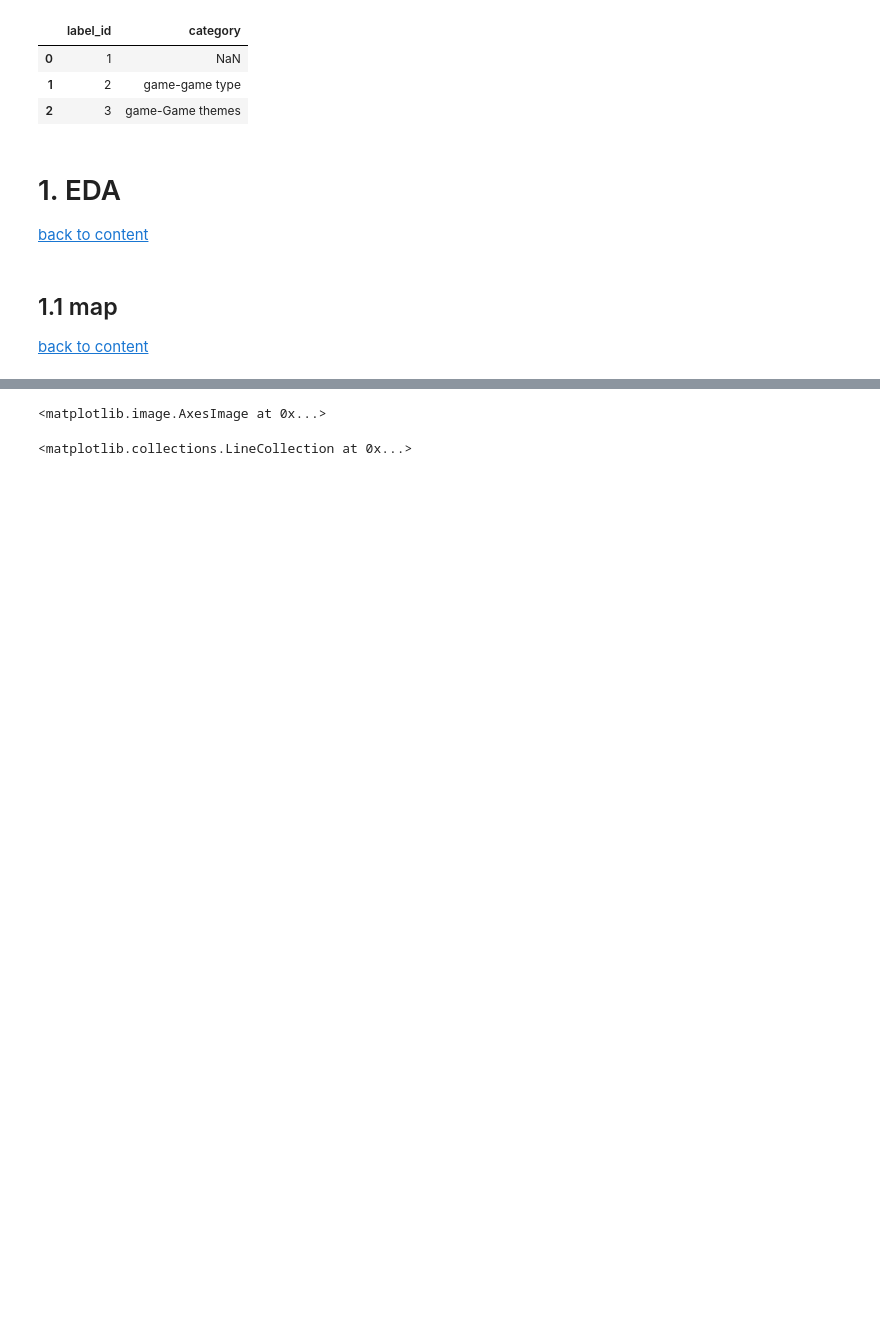
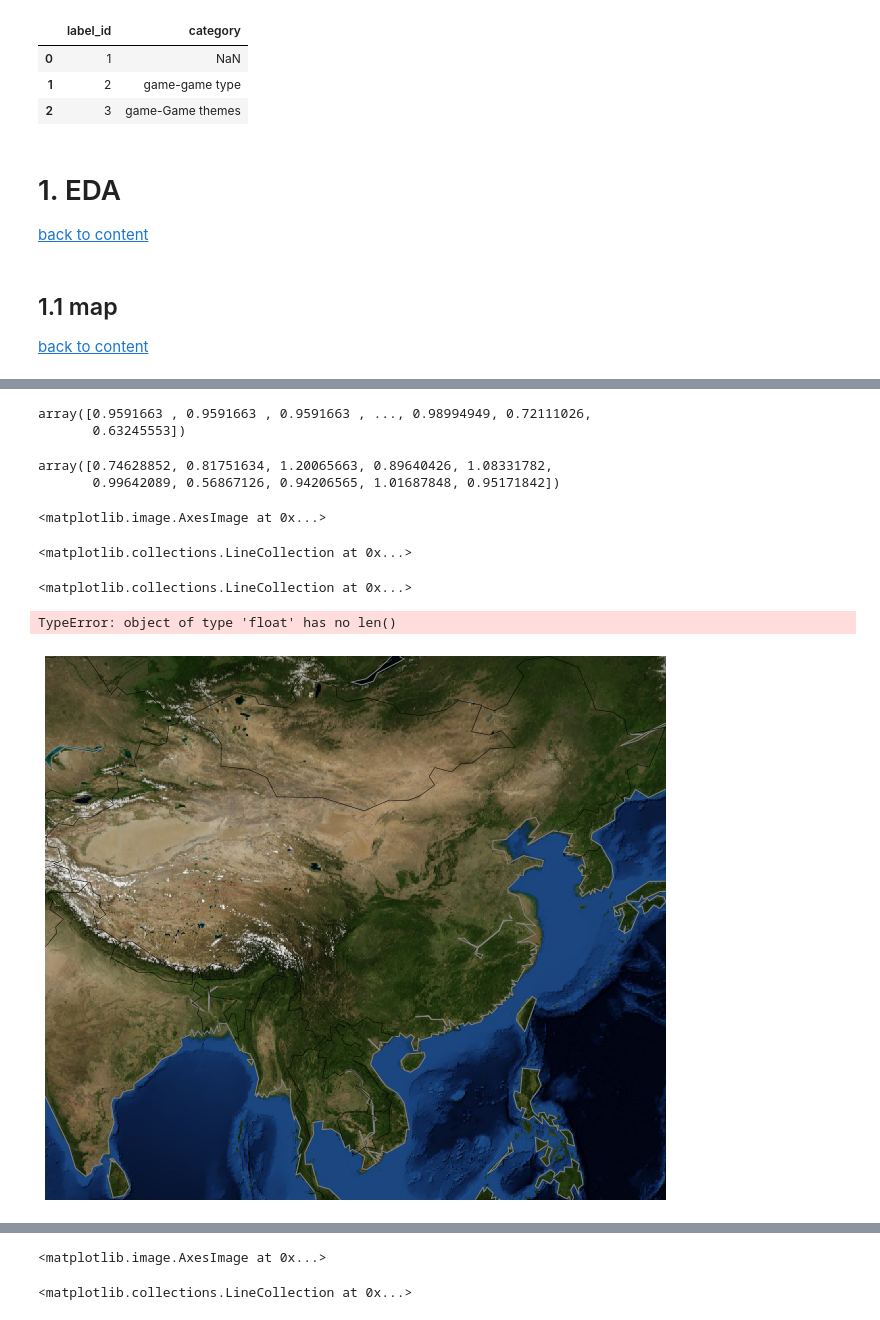
Before and after one commit to yiqingyang75/kaggle-TalkingData-Mobile-User-Demographics, a Jupyter notebook: py/TalkingData Mobile User Demographics - Concise.ipynb, the cells around one changed output, grey strips where cells are left out. Drawn from its saved outputs; the diff is of its cells as text; code cells hidden in the pictures; blank space fills up the shorter version.

```diff
--- a/py/TalkingData Mobile User Demographics - Concise.ipynb
+++ b/py/TalkingData Mobile User Demographics - Concise.ipynb
@@ -94,3 +116,6 @@ test['testrow'] = np.arange(test.shape[0])
 # %% [markdown]
 ## 1.1 map <a class="anchor" id='map'></a>
 [back to content](#content)
+# %%
+event_join = events.merge(train,left_on="device_id", right_index=True)
+event_join.head()
@@ -96,0 +130,34 @@ test['testrow'] = np.arange(test.shape[0])
+# %%
+np.sqrt(event_join.age.values/50)
+# %% [output]
+array([0.9591663 , 0.9591663 , 0.9591663 , ..., 0.98994949, 0.72111026,
+       0.63245553])
+# %%
+np.random.seed(19680801)
+
+
+x = np.random.rand(10)
+y = np.random.rand(10)
+z = np.sqrt(x**2 + y**2)
+z
+# %% [output]
+array([0.74628852, 0.81751634, 1.20065663, 0.89640426, 1.08331782,
+       0.99642089, 0.56867126, 0.94206565, 1.01687848, 0.95171842])
+# %%
+fig = plt.figure(figsize=(16, 10))
+m = Basemap(
+    projection='mill', lon_0=104.166, lat_0=36.894402,
+    llcrnrlon=73.557701, llcrnrlat=5.77539,
+    urcrnrlon=134.773605, urcrnrlat=53.5606)
+m.bluemarble()
+m.drawcoastlines(color = 'gray')
+m.drawcountries(color = 'black')
+x, y = m(event_join.longitude.values, event_join.latitude.values)
+c = 0.9899
+m.scatter(x, y, s=1, marker= ',', c = c)
+# %% [output]
+<matplotlib.image.AxesImage at 0x...>
+<matplotlib.collections.LineCollection at 0x...>
+<matplotlib.collections.LineCollection at 0x...>
+TypeError: object of type 'float' has no len()
+[figure, added]
```
Also changed, not shown: parts of 16 cells of this notebook.
